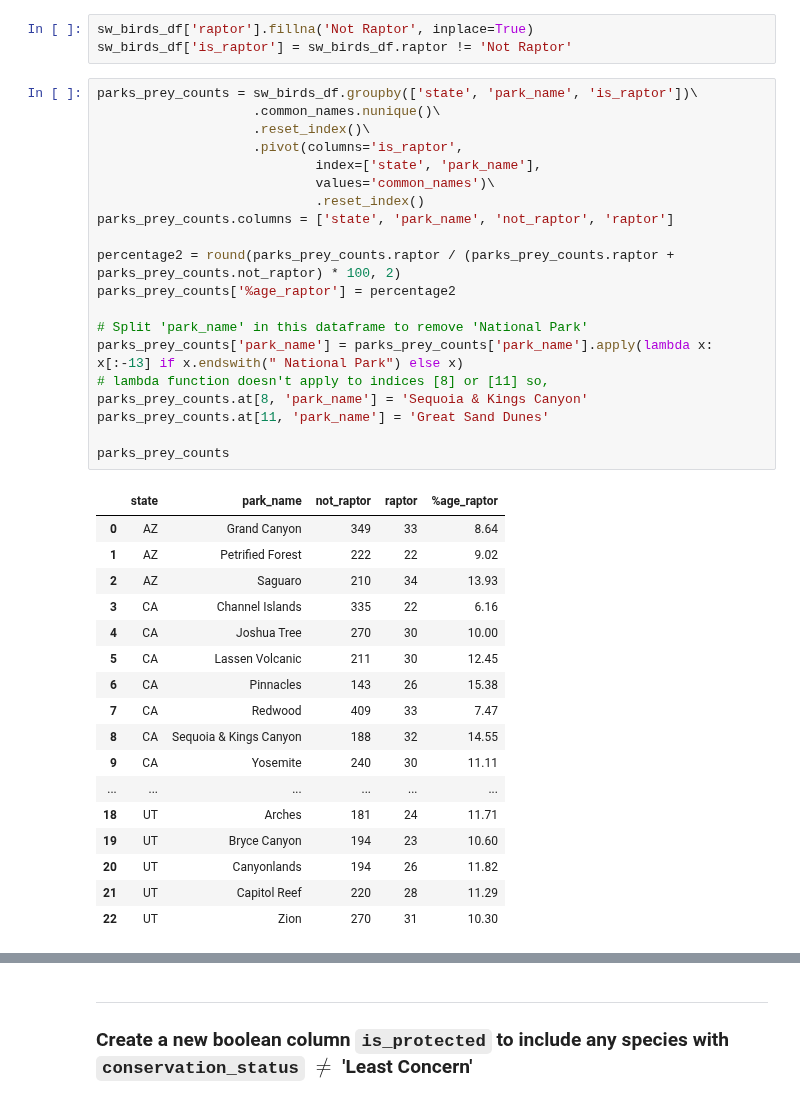
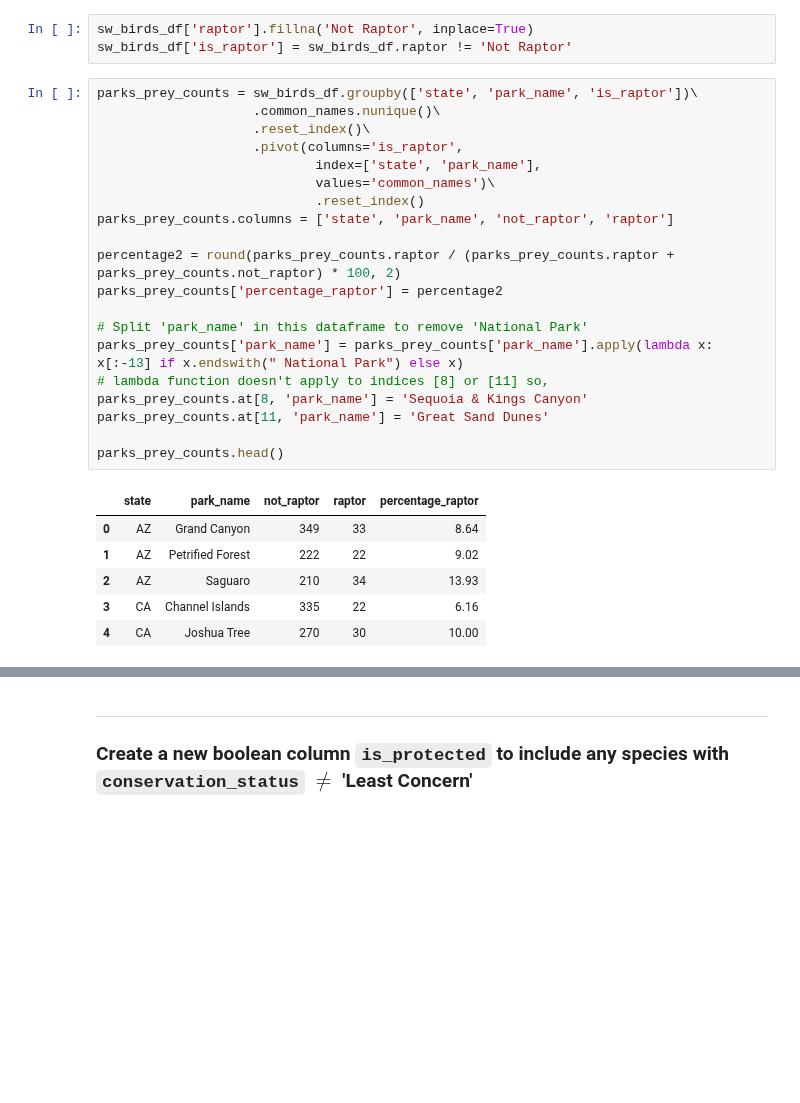
Before and after one commit to pineapple-bois/Biodiversity-In-National-Parks-Real-World, a Jupyter notebook: analysis.ipynb, the cells around one changed output, grey strips where cells are left out. Drawn from its saved outputs; the diff is of its cells as text; blank space fills up the shorter version.

```diff
--- a/analysis.ipynb
+++ b/analysis.ipynb
@@ -467,41 +469,30 @@ sw_birds_df['is_raptor'] = sw_birds_df.raptor != 'Not Raptor'
 # %%
 parks_prey_counts = sw_birds_df.groupby(['state', 'park_name', 'is_raptor'])\
                     .common_names.nunique()\
                     .reset_index()\
                     .pivot(columns='is_raptor',
                             index=['state', 'park_name'],
                             values='common_names')\
                             .reset_index()
 parks_prey_counts.columns = ['state', 'park_name', 'not_raptor', 'raptor']
 
 percentage2 = round(parks_prey_counts.raptor / (parks_prey_counts.raptor + parks_prey_counts.not_raptor) * 100, 2)
-parks_prey_counts['%age_raptor'] = percentage2
+parks_prey_counts['percentage_raptor'] = percentage2
 
 # Split 'park_name' in this dataframe to remove 'National Park'
 parks_prey_counts['park_name'] = parks_prey_counts['park_name'].apply(lambda x: x[:-13] if x.endswith(" National Park") else x)
 # lambda function doesn't apply to indices [8] or [11] so,
 parks_prey_counts.at[8, 'park_name'] = 'Sequoia & Kings Canyon'
 parks_prey_counts.at[11, 'park_name'] = 'Great Sand Dunes'
 
-parks_prey_counts
+parks_prey_counts.head()
 # %% [output]
-|  | state | park_name | not_raptor | raptor | %age_raptor |
+|  | state | park_name | not_raptor | raptor | percentage_raptor |
 | 0 | AZ | Grand Canyon | 349 | 33 | 8.64 |
 | 1 | AZ | Petrified Forest | 222 | 22 | 9.02 |
 | 2 | AZ | Saguaro | 210 | 34 | 13.93 |
 | 3 | CA | Channel Islands | 335 | 22 | 6.16 |
 | 4 | CA | Joshua Tree | 270 | 30 | 10.00 |
-| 5 | CA | Lassen Volcanic | 211 | 30 | 12.45 |
-| 6 | CA | Pinnacles | 143 | 26 | 15.38 |
-| 7 | CA | Redwood | 409 | 33 | 7.47 |
-| 8 | CA | Sequoia & Kings Canyon | 188 | 32 | 14.55 |
-| 9 | CA | Yosemite | 240 | 30 | 11.11 |
-| ... | ... | ... | ... | ... | ... |
-| 18 | UT | Arches | 181 | 24 | 11.71 |
-| 19 | UT | Bryce Canyon | 194 | 23 | 10.60 |
-| 20 | UT | Canyonlands | 194 | 26 | 11.82 |
-| 21 | UT | Capitol Reef | 220 | 28 | 11.29 |
-| 22 | UT | Zion | 270 | 31 | 10.30 |
 # %%
 # Plotting only states with more than 2 National Parks.
 # Defining a new states_list with above criteria
```
Also changed, not shown: parts of 17 cells of this notebook.
